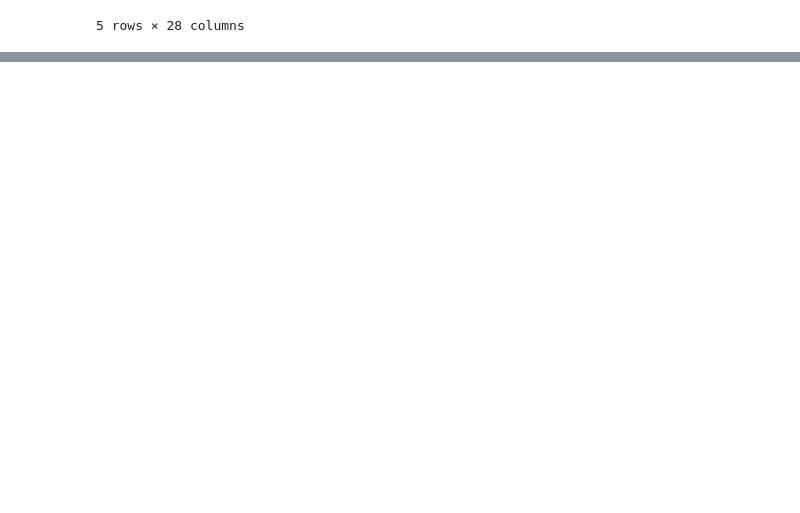
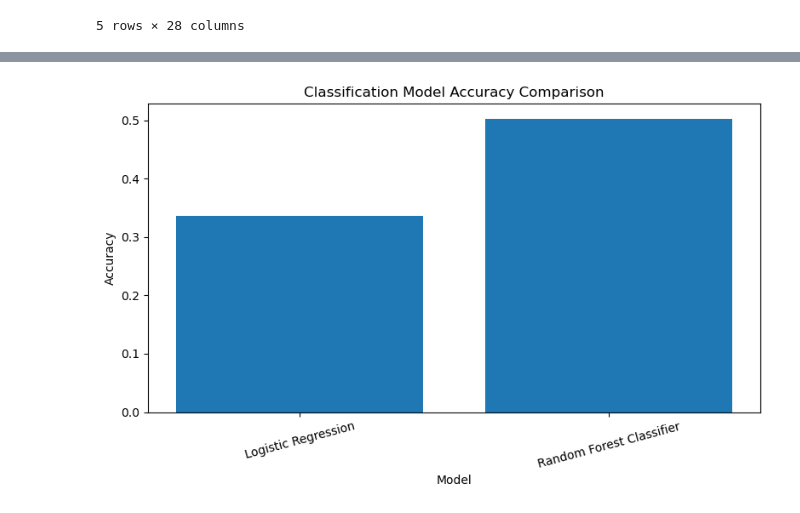
Before and after one commit to anuska58/airbnb-nyc, a Jupyter notebook: classification.ipynb, the cells around one changed output, grey strips where cells are left out. Cells and saved outputs as stored; diff of their text form; code cells hidden in the pictures; blank space fills up the shorter version.

Commit message:
Random Forest Classifier

```diff
--- a/classification.ipynb
+++ b/classification.ipynb
@@ -29,0 +272,22 @@ df.head()
+# %%
+import matplotlib.pyplot as plt
+import pandas as pd
+
+classification_results = pd.DataFrame(
+    {
+        "Model": ["Logistic Regression", "Random Forest Classifier"],
+        "Accuracy": [0.336, 0.503],
+        "F1_score": [0.336, 0.503],
+    }
+)
+
+plt.figure(figsize=(8, 5))
+plt.bar(classification_results["Model"], classification_results["Accuracy"])
+plt.title("Classification Model Accuracy Comparison")
+plt.xlabel("Model")
+plt.ylabel("Accuracy")
+plt.xticks(rotation=15)
+plt.tight_layout()
+plt.show()
+# %% [output]
+[figure, added]
```
Also changed, not shown: parts of 12 cells of this notebook.
